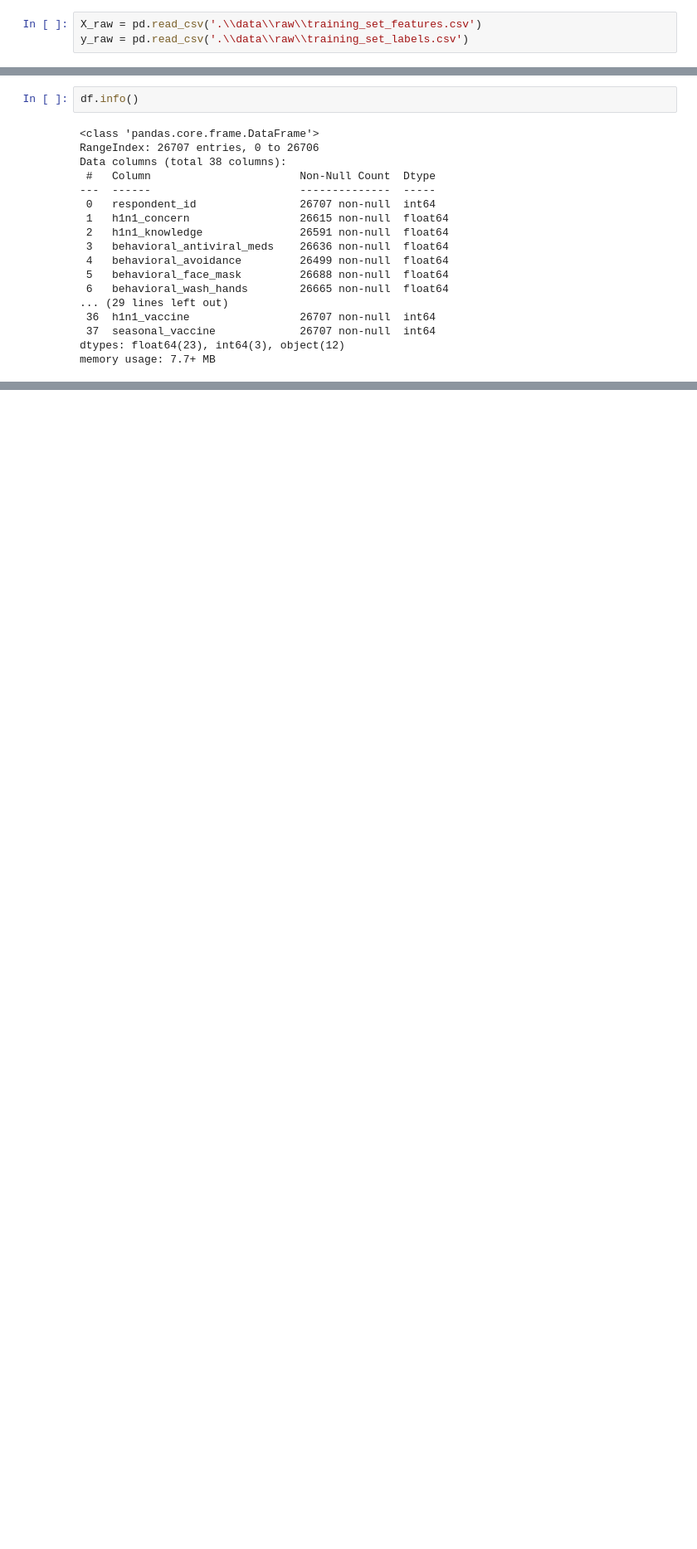
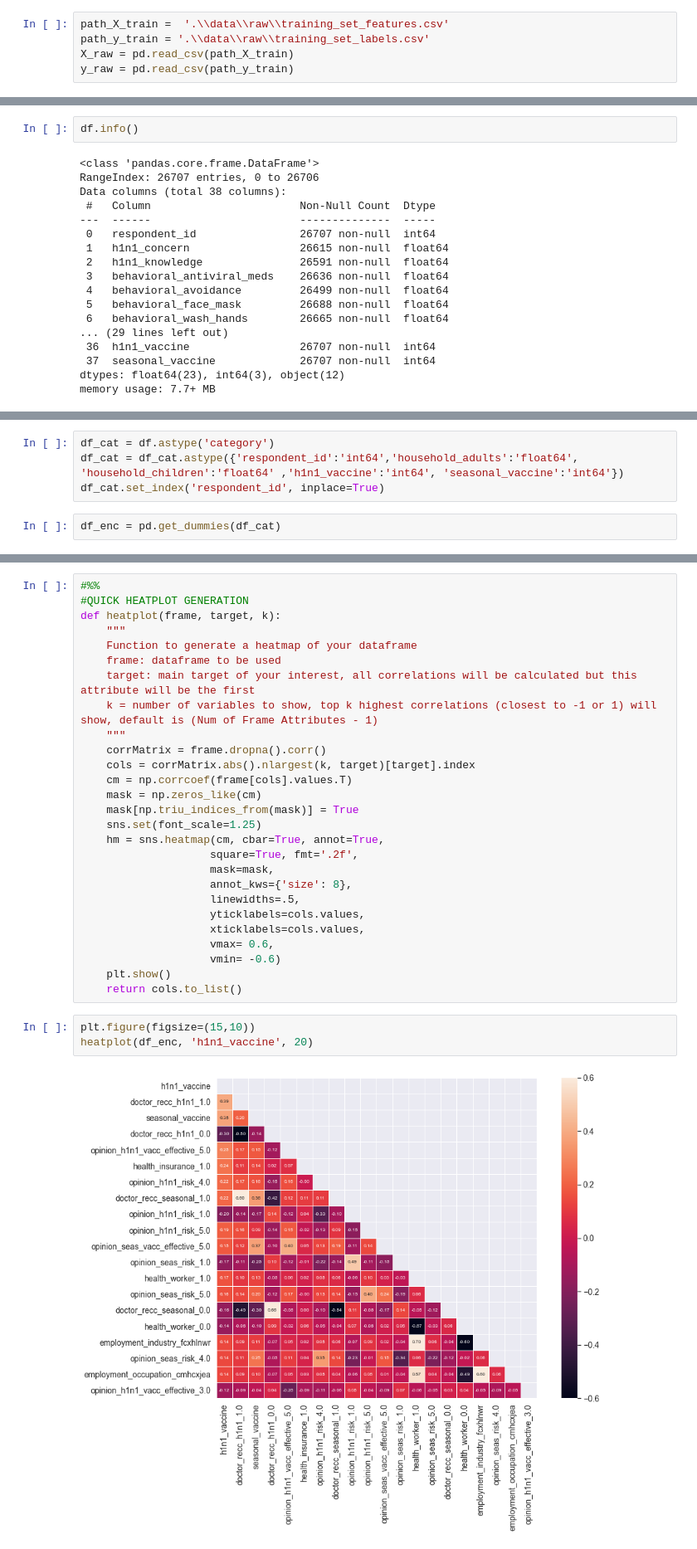
Before and after one commit to acmarkes/Flu-Vaccine---Driven-Data, a Jupyter notebook: exploration.ipynb, the cells around one changed output, grey strips where cells are left out. Shown at 83% size. Drawn from its saved outputs; the diff is of its cells as text; blank space fills up the shorter version.

```diff
--- a/exploration.ipynb
+++ b/exploration.ipynb
@@ -12,6 +9,8 @@ pd.set_option("display.max_columns", None) #no limit on shown pandas columns
 # %%
-X_raw = pd.read_csv('.\\data\\raw\\training_set_features.csv')
-y_raw = pd.read_csv('.\\data\\raw\\training_set_labels.csv')
+path_X_train =  '.\\data\\raw\\training_set_features.csv'
+path_y_train = '.\\data\\raw\\training_set_labels.csv'
+X_raw = pd.read_csv(path_X_train)
+y_raw = pd.read_csv(path_y_train)
 # %%
 df_og = pd.concat([X_raw,y_raw.iloc[:,1:]],axis=1)
 df = df_og.copy()
@@ -59,0 +48,6 @@ df.describe()
+# %%
+df_cat = df.astype('category')
+df_cat = df_cat.astype({'respondent_id':'int64','household_adults':'float64', 'household_children':'float64' ,'h1n1_vaccine':'int64', 'seasonal_vaccine':'int64'})
+df_cat.set_index('respondent_id', inplace=True)
+# %%
+df_enc = pd.get_dummies(df_cat)
@@ -59,0 +64,32 @@ df.describe()
+# %%
+#%%
+#QUICK HEATPLOT GENERATION
+def heatplot(frame, target, k):
+    """
+    Function to generate a heatmap of your dataframe
+    frame: dataframe to be used
+    target: main target of your interest, all correlations will be calculated but this attribute will be the first
+    k = number of variables to show, top k highest correlations (closest to -1 or 1) will show, default is (Num of Frame Attributes - 1)
+    """
+    corrMatrix = frame.dropna().corr()
+    cols = corrMatrix.abs().nlargest(k, target)[target].index
+    cm = np.corrcoef(frame[cols].values.T)
+    mask = np.zeros_like(cm)
+    mask[np.triu_indices_from(mask)] = True
+    sns.set(font_scale=1.25)
+    hm = sns.heatmap(cm, cbar=True, annot=True,
+                    square=True, fmt='.2f',
+                    mask=mask,
+                    annot_kws={'size': 8},
+                    linewidths=.5,
+                    yticklabels=cols.values,
+                    xticklabels=cols.values,
+                    vmax= 0.6,
+                    vmin= -0.6)
+    plt.show()
+    return cols.to_list()
+# %%
+plt.figure(figsize=(15,10))
+heatplot(df_enc, 'h1n1_vaccine', 20)
+# %% [output]
+[figure, added]
```
Also changed, not shown: parts of 17 cells of this notebook, 1 other file.
